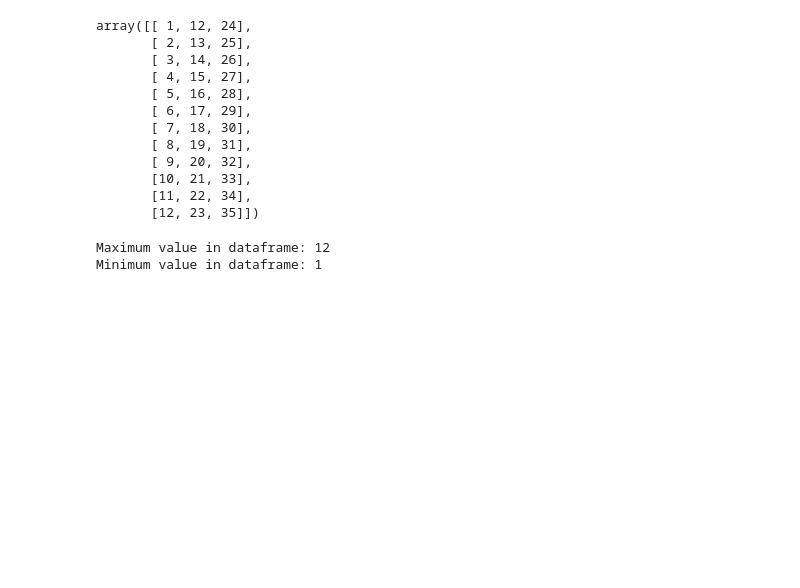
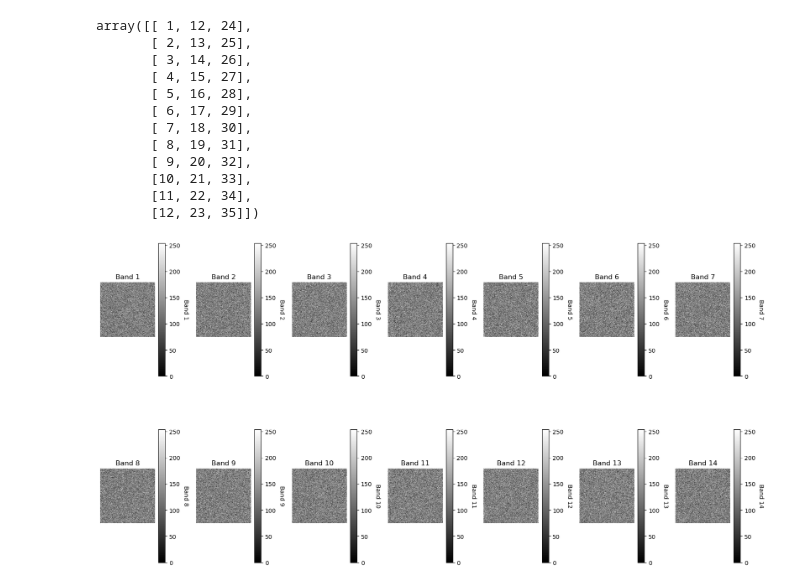
Before and after one commit to moienr/SoilNet, a Jupyter notebook: dataset/Climate/climate_data_analysis.ipynb, the cells around one changed output. Drawn from its saved outputs; the diff is of its cells as text; code cells hidden in the pictures; blank space fills up the shorter version.

Commit message:
testing ploting image and the clim data

```diff
--- a/dataset/Climate/climate_data_analysis.ipynb
+++ b/dataset/Climate/climate_data_analysis.ipynb
@@ -595,18 +606,24 @@ array([[ 1, 12, 24],
        [10, 21, 33],
        [11, 22, 34],
        [12, 23, 35]])
-# %%
-
-# create a sample dataframe
-df = pd.DataFrame({'A': [1, 2, 3, 4], 'B': [5, 6, 7, 8], 'C': [9, 10, 11, 12]})
-
-# get the maximum value in the dataframe
-max_value = df.values.max()
-print("Maximum value in dataframe:", max_value)
-
-# get the minimum value in the dataframe
-min_value = df.values.min()
-print("Minimum value in dataframe:", min_value)
-# %% [output]
-Maximum value in dataframe: 12
-Minimum value in dataframe: 1
+# %%
+def plot_bands(image, labels):
+    fig, axs = plt.subplots(2, 7, figsize=(20, 10))
+    fig.subplots_adjust(hspace=0.4, wspace=0.4)
+    axs = axs.ravel()
+
+    for i in range(image.shape[2]):
+        axs[i].imshow(image[:, :, i], cmap='gray')
+        axs[i].set_title(labels[i])
+        axs[i].set_axis_off()
+        cbar = plt.colorbar(axs[i].imshow(image[:, :, i], cmap='gray'), ax=axs[i])
+        cbar.ax.set_ylabel(labels[i], rotation=270, labelpad=15)
+
+    plt.show()
+labels = ['Band 1', 'Band 2', 'Band 3', 'Band 4', 'Band 5', 'Band 6', 'Band 7',
+          'Band 8', 'Band 9', 'Band 10', 'Band 11', 'Band 12', 'Band 13', 'Band 14'  ]
+rand_img = np.random.randint(0, 255, size=(256, 256, 14))
+
+plot_bands(rand_img, labels)
+# %% [output]
+[figure, added]
```
Also changed, not shown: parts of 12 cells of this notebook.
